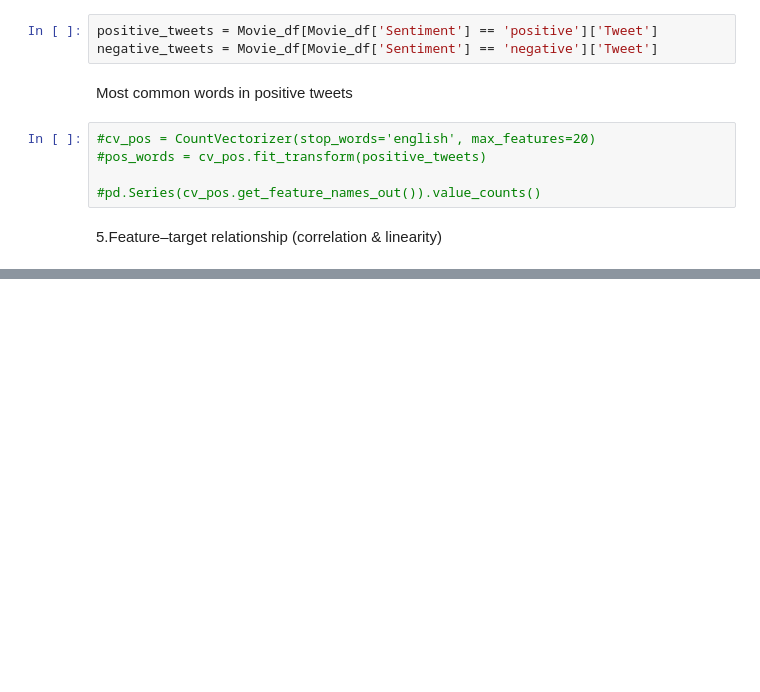
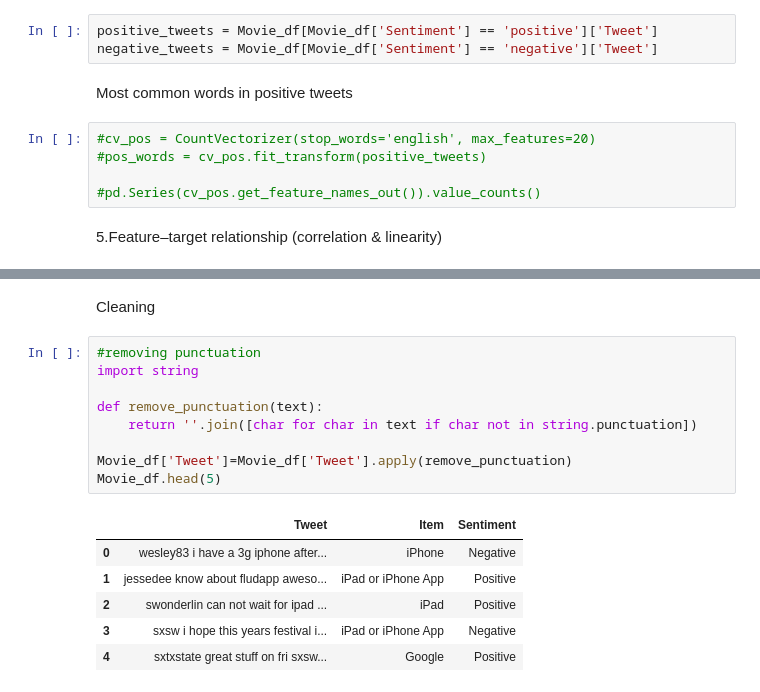
Before and after one commit to lorenaterah/Sentiment-Analysis-NLP, a Jupyter notebook: Notebooks/Edgar.ipynb, the cells around one changed output, grey strips where cells are left out. Drawn from its saved outputs; the diff is of its cells as text; blank space fills up the shorter version.

Commit message:
cleaning

```diff
--- a/Notebooks/Edgar.ipynb
+++ b/Notebooks/Edgar.ipynb
@@ -319,0 +356,18 @@ Most common words in positive tweets
+# %% [markdown]
+Cleaning
+# %%
+#removing punctuation
+import string
+
+def remove_punctuation(text):
+    return ''.join([char for char in text if char not in string.punctuation])
+
+Movie_df['Tweet']=Movie_df['Tweet'].apply(remove_punctuation)
+Movie_df.head(5)
+# %% [output]
+|  | Tweet | Item | Sentiment |
+| 0 | wesley83 i have a 3g iphone after... | iPhone | Negative |
+| 1 | jessedee know about fludapp aweso... | iPad or iPhone App | Positive |
+| 2 | swonderlin can not wait for ipad ... | iPad | Positive |
+| 3 | sxsw i hope this years festival i... | iPad or iPhone App | Negative |
+| 4 | sxtxstate great stuff on fri sxsw... | Google | Positive |
```
Also changed, not shown: parts of 10 cells of this notebook.
